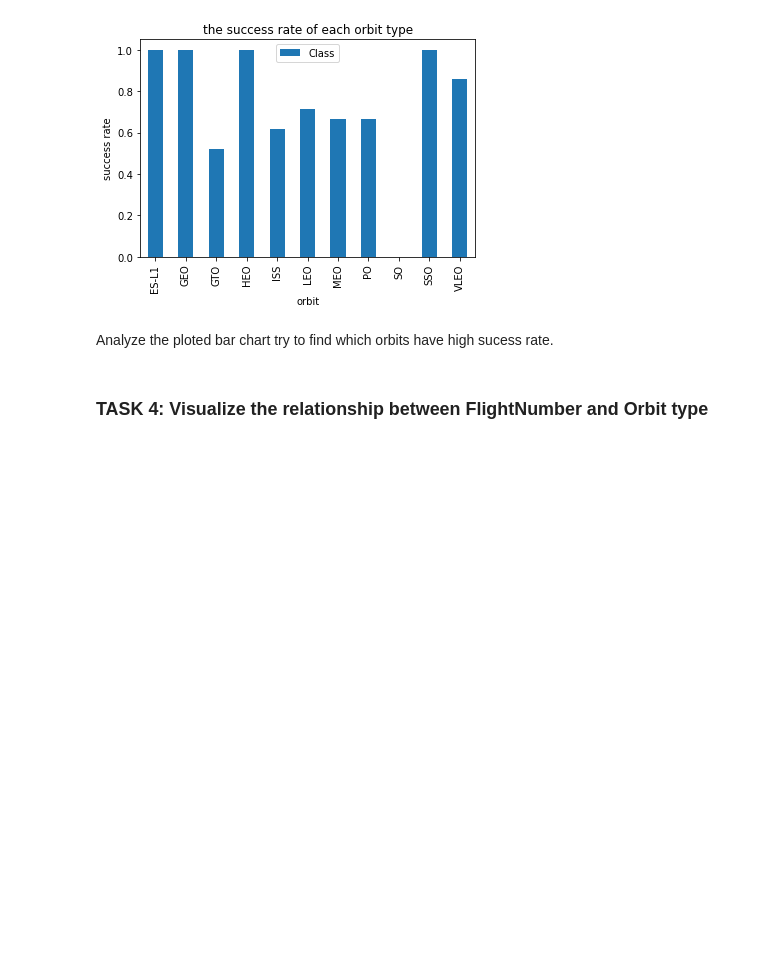
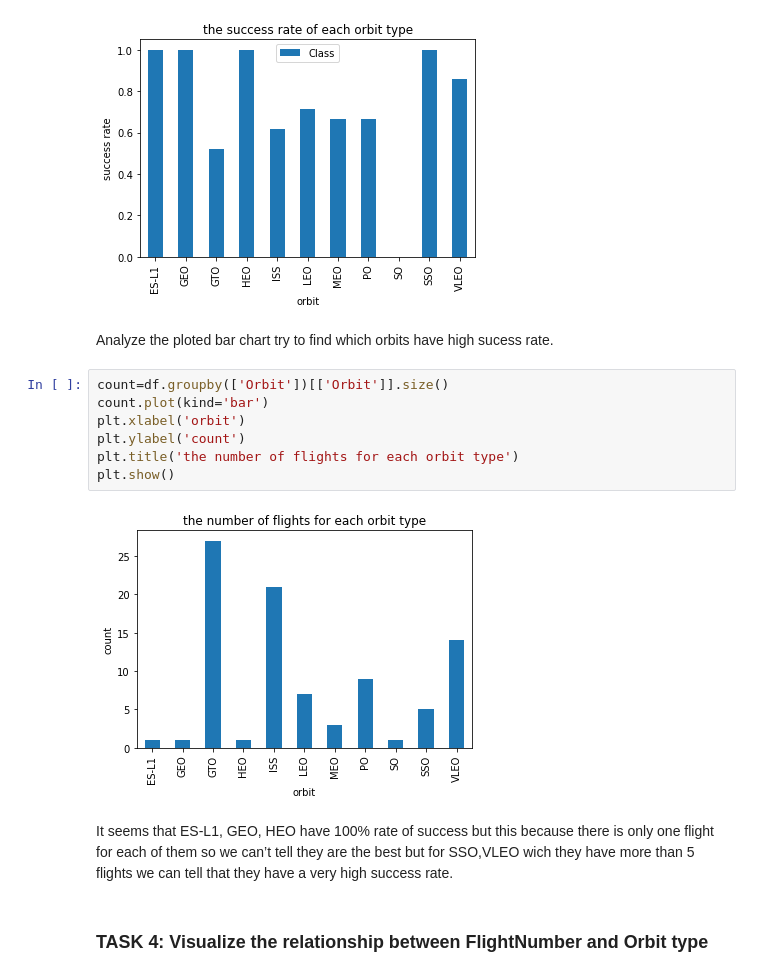
Before and after one commit to YassineZITI/coursera_capstone_project, a Jupyter notebook: EDA with Data Visualization.ipynb, the cells around one changed output. Drawn from its saved outputs; the diff is of its cells as text; blank space fills up the shorter version.

```diff
--- a/EDA with Data Visualization.ipynb
+++ b/EDA with Data Visualization.ipynb
@@ -124,6 +128,17 @@ plt.show()
 [figure]
 # %% [markdown]
 Analyze the ploted bar chart try to find which orbits have high sucess rate.
+# %%
+count=df.groupby(['Orbit'])[['Orbit']].size()
+count.plot(kind='bar')
+plt.xlabel('orbit')
+plt.ylabel('count')
+plt.title('the number of flights for each orbit type')
+plt.show()
+# %% [output]
+[figure, added]
+# %% [markdown]
+It seems that ES-L1, GEO, HEO have 100% rate of success but this because there is only one flight for each of them so we can’t tell they are the best but for SSO,VLEO wich they have more than 5 flights we can tell that they have a very high success rate.
 # %% [markdown]
 ### TASK  4: Visualize the relationship between FlightNumber and Orbit type
 # %% [markdown]
```
Also changed, not shown: parts of 2 cells of this notebook.
